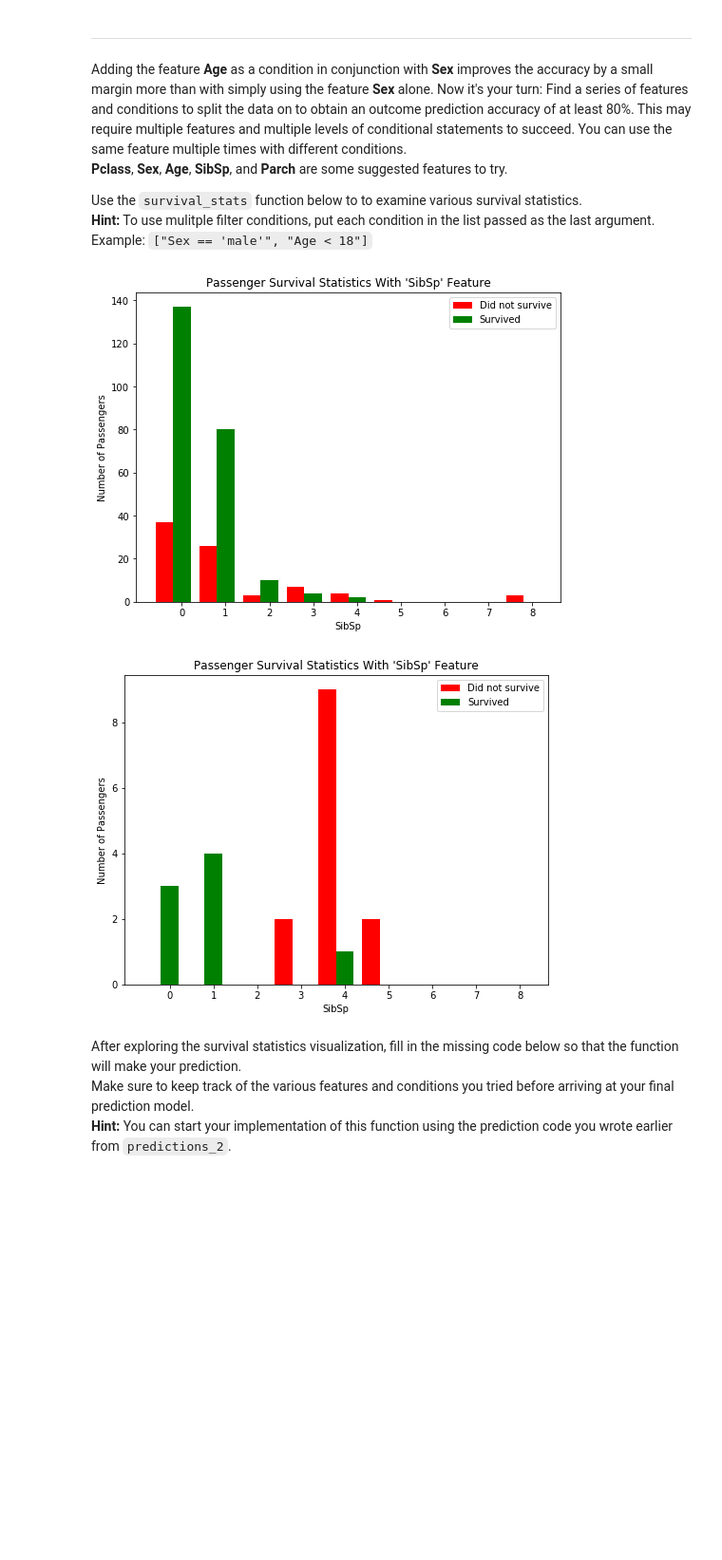
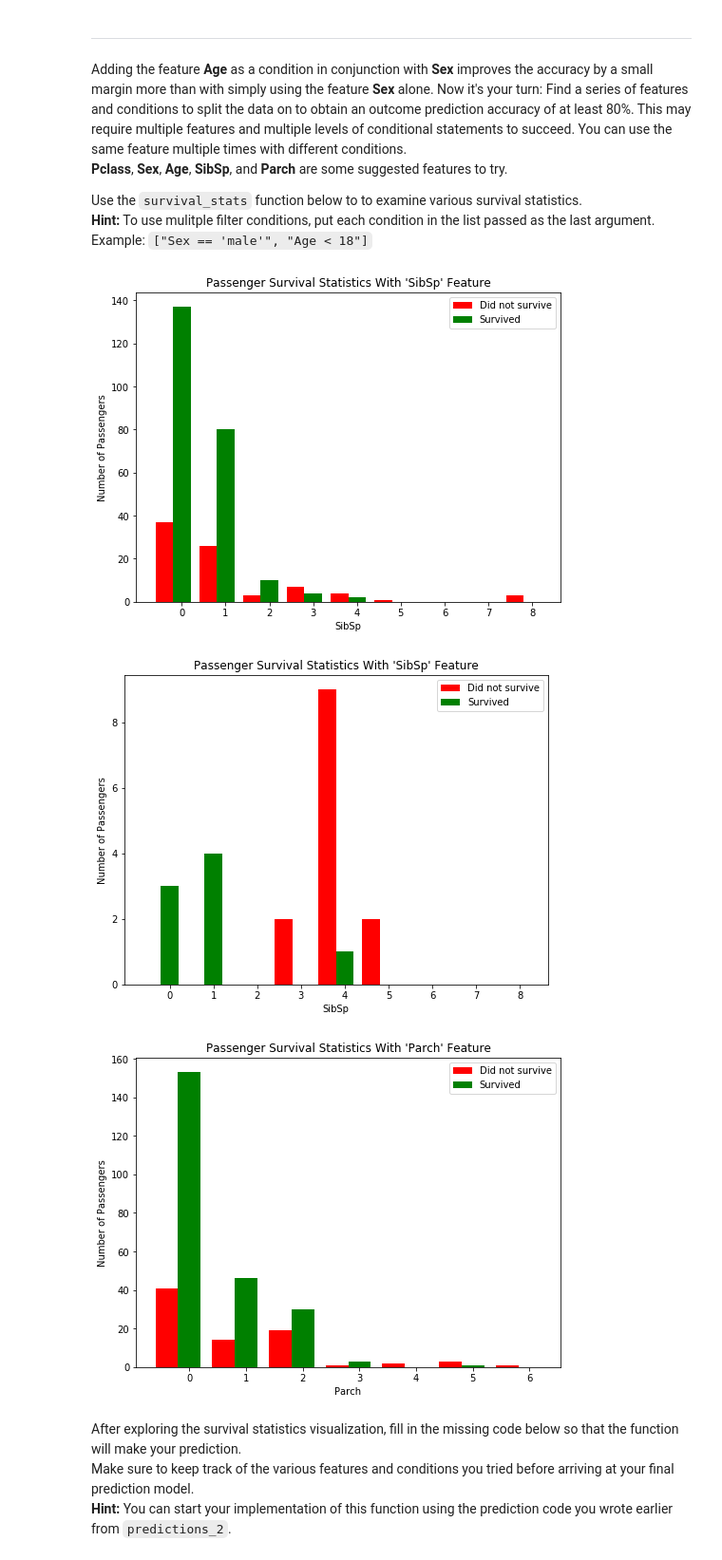
Before and after one commit to kunaldesai97/Titanic-Survival-Exploration, a Jupyter notebook: titanic_survival_exploration.ipynb, the cells around one changed output. Shown: that part at 95% size. Drawn from its saved outputs; the diff is of its cells as text; code cells hidden in the pictures; blank space fills up the shorter version.

```diff
--- a/titanic_survival_exploration.ipynb
+++ b/titanic_survival_exploration.ipynb
@@ -218,9 +218,11 @@ Use the `survival_stats` function below to to examine various survival statistic
 # %%
 vs.survival_stats(data, outcomes, 'SibSp', ["Sex == 'female'"])
 vs.survival_stats(data, outcomes, 'SibSp', ["Sex == 'male'","Age < 10","Pclass == 3"])
+vs.survival_stats(data, outcomes, 'Parch', ["Sex == 'female'"])
 # %% [output]
 [figure]
 [figure]
+[figure, added]
 # %% [markdown]
 After exploring the survival statistics visualization, fill in the missing code below so that the function will make your prediction.
 Make sure to keep track of the various features and conditions you tried before arriving at your final prediction model.
```
Also changed, not shown: 5 other files.
